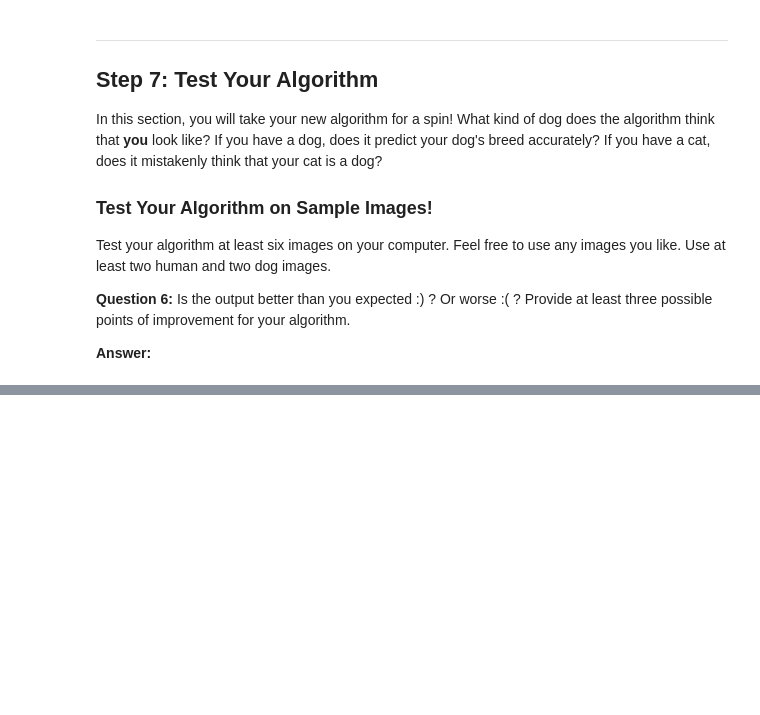
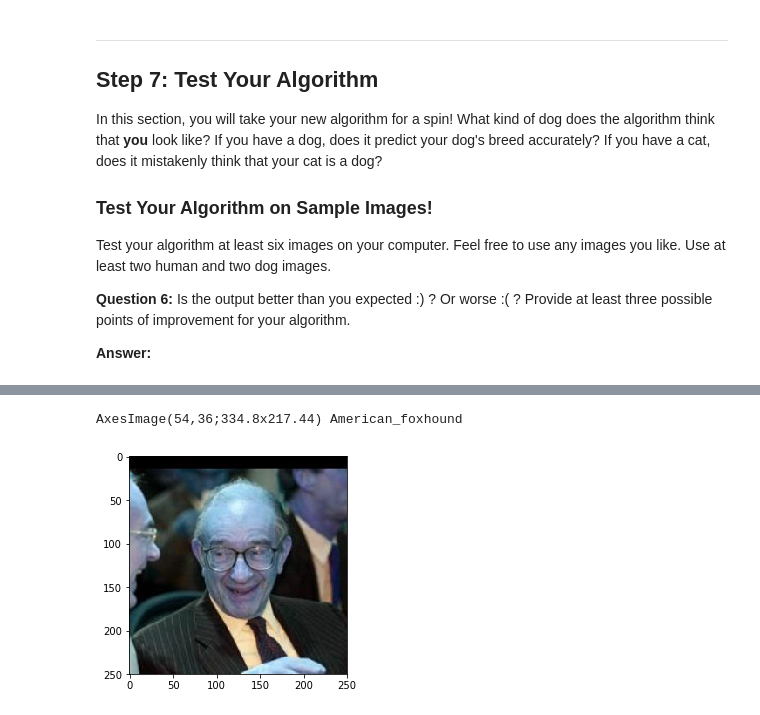
Before and after one commit to markdyousef/dog-project, a Jupyter notebook: dog_app.ipynb, the cells around one changed output, grey strips where cells are left out. Saved outputs shown, nothing was run; the diff lists cells and outputs as text; code cells hidden in the pictures; blank space fills up the shorter version.

```diff
--- a/dog_app.ipynb
+++ b/dog_app.ipynb
@@ -852,0 +866,5 @@ ValueError: Error when checking : expected input_1 to have shape (None, 224, 224
+# %%
+run(human_files[300])
+# %% [output]
+AxesImage(54,36;334.8x217.44) American_foxhound
+[figure, added]
```
Also changed, not shown: parts of 13 cells of this notebook, 3 other files.
